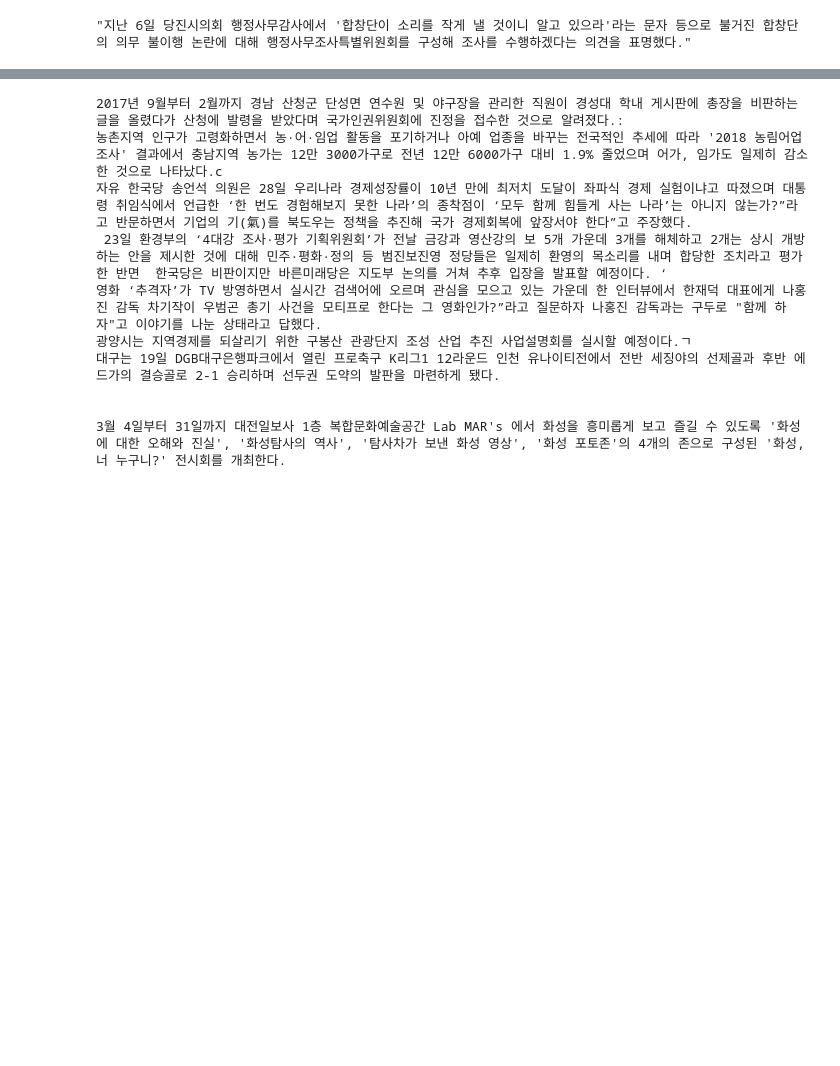
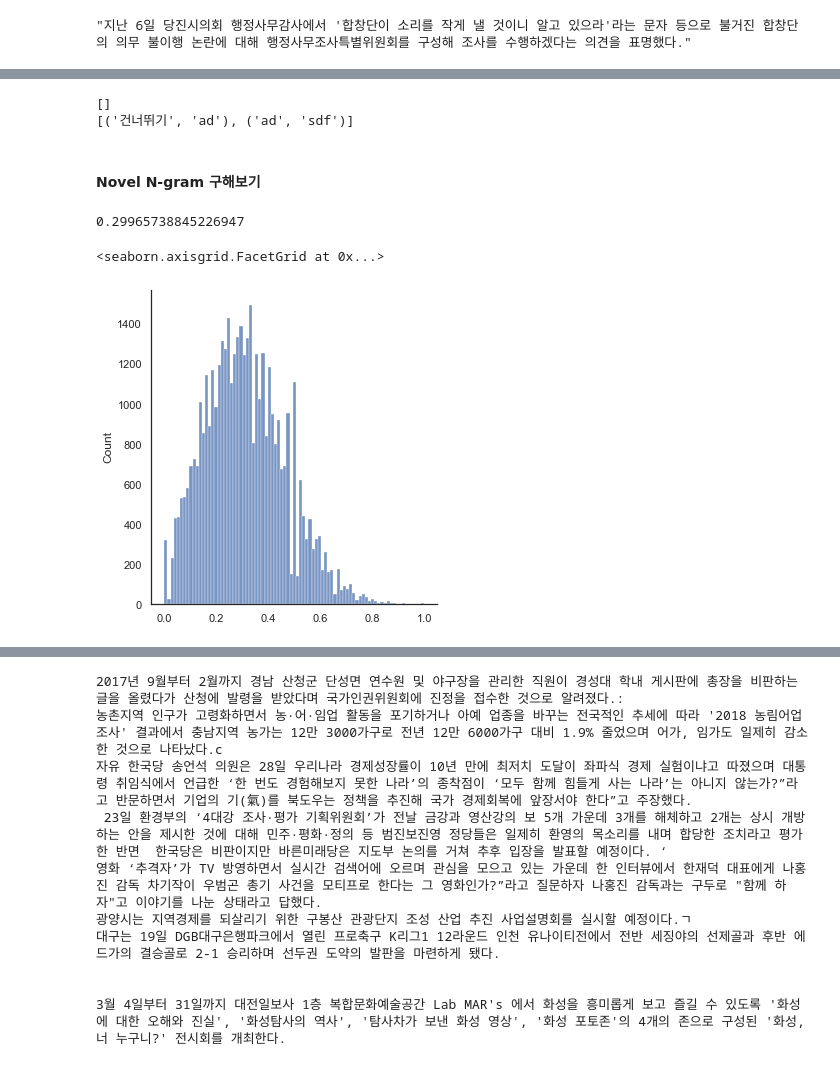
Before and after one commit to uoneway/KoBertSum, a Jupyter notebook: tutorials/EDA.ipynb, the cells around one changed output, grey strips where cells are left out. Saved outputs shown, nothing was run; the diff lists cells and outputs as text; code cells hidden in the pictures; blank space fills up the shorter version.

```diff
--- a/tutorials/EDA.ipynb
+++ b/tutorials/EDA.ipynb
@@ -199,0 +195,54 @@ sum(result_list) / len(result_list)
+# %%
+print(n_grams(['건너뛰기'], 2))
+print(n_grams(['건너뛰기', 'ad', 'sdf'], 2))
+# %% [output]
+[]
+[('건너뛰기', 'ad'), ('ad', 'sdf')]
+# %%
+def cal_novel(source, summary, n=2, use_tokenizer=False):
+    if use_tokenizer == True:
+        pass
+#         tokenizer = Mecab()
+#         source_tokens = tokenizer.morphs(source)
+#         summary_tokens = tokenizer.morphs(summary)
+    else:
+        source_tokens  = source.split()
+        summary_tokens = summary.split()
+
+    source_grams = set(n_grams(source_tokens, n))
+    summary_grams = set(n_grams(summary_tokens, n))
+
+    joint = summary_grams.intersection(source_grams)
+    novel = summary_grams - joint
+
+    return len(novel), len(summary_grams)
+
+
+def cal_novel_repeat(source_lines, summary_lines, n=2, use_tokenizer=False):
+    assert len(source_lines) == len(summary_lines)
+
+    lines = zip(source_lines, summary_lines)
+
+    novel_n_grams_prop_list = []
+    total_novel_grams_num = 0
+    total_summary_grams_num = 0
+    for source, summary in lines:
+        novel_grams_num, summary_grams_num = cal_novel(source, summary, n, use_tokenizer)
+        novel_n_grams_prop_list.append(novel_grams_num / (summary_grams_num + 1e-6))
+        total_novel_grams_num += novel_grams_num
+        total_summary_grams_num += summary_grams_num
+    return novel_n_grams_prop_list, total_novel_grams_num, total_summary_grams_num
+# %% [markdown]
+#### Novel N-gram 구해보기
+# %%
+origin_text = train_df['article_original'].apply(lambda l: ' '.join(l) )
+summary_text = train_df['abstractive']
+# %%
+# 1-gram
+novel_n_grams_prop_list, total_novel_grams_num, total_summary_grams_num = cal_novel_repeat(origin_text, summary_text, 1)
+print(total_novel_grams_num / total_summary_grams_num)
+sns.displot(novel_n_grams_prop_list)
+# %% [output]
+0.29965738845226947
+<seaborn.axisgrid.FacetGrid at 0x...>
+[figure, added]
```
Also changed, not shown: parts of 63 cells of this notebook.
